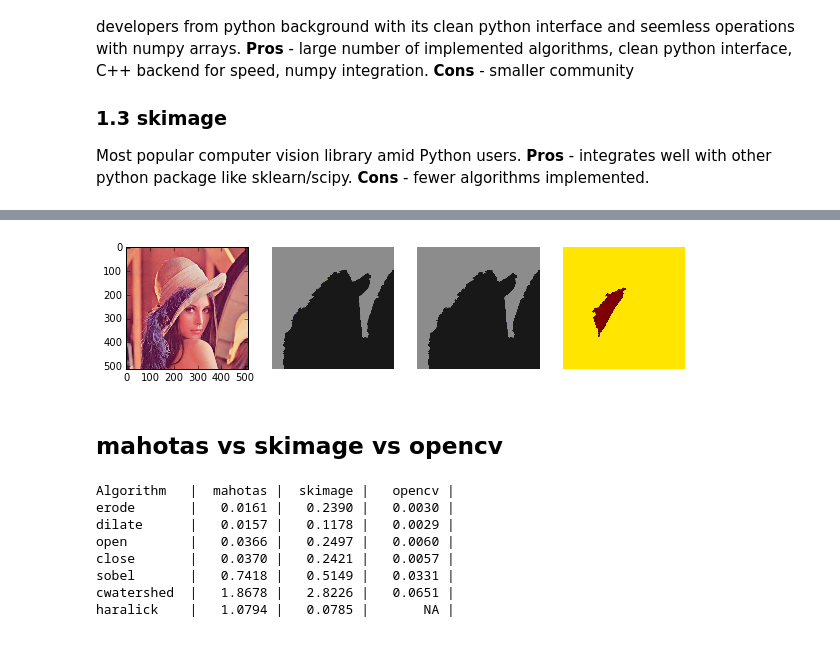
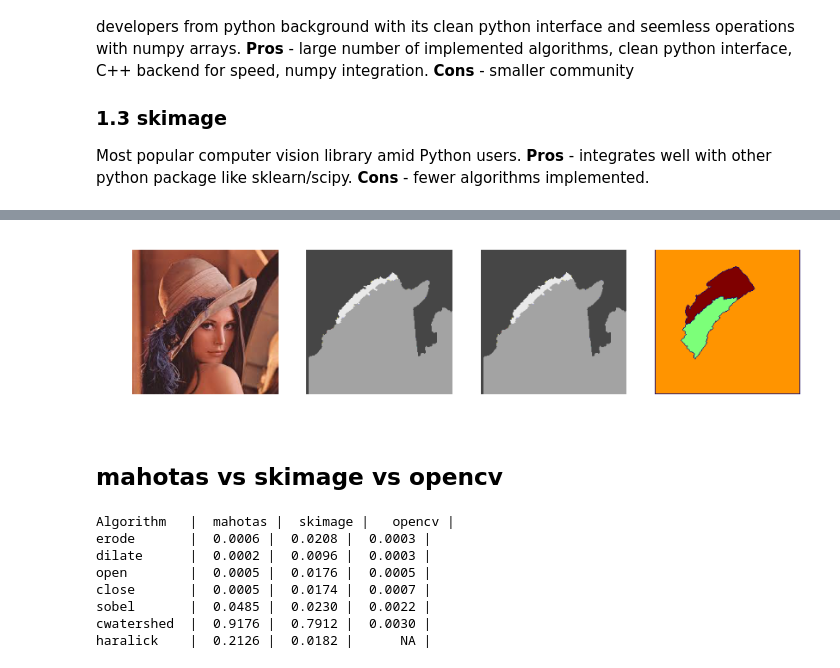
Before and after one commit to kampta/jekyll-now, a Jupyter notebook: _code/2015-5-1-Performance-Shootout-mahotas-vs-skimage-vs-opencv-part1.ipynb, the cells around one changed output, grey strips where cells are left out. Cells and saved outputs as stored; diff of their text form; code cells hidden in the pictures.

```diff
--- a/_code/2015-5-1-Performance-Shootout-mahotas-vs-skimage-vs-opencv-part1.ipynb
+++ b/_code/2015-5-1-Performance-Shootout-mahotas-vs-skimage-vs-opencv-part1.ipynb
@@ -38,6 +46,8 @@ from pylab import imshow, show
 
 import matplotlib.pyplot as plt
 %matplotlib inline
+
+lena_path = 'pershoot/lena.jpeg'
 
 def pyplots(f1, f2, f3, f4, cmap='gray', scatter=False):
     plt.figure(figsize=(10,10))
@@ -54,5 +64,3 @@ def pyplots(f1, f2, f3, f4, cmap='gray', scatter=False):
         else:
             plt.imshow(im)
         plt.axis('off')
-
-lena_path = 'sample/lena.jpg'
@@ -138,27 +166,29 @@ pyplots(f, fMH, fSK, fCV, cmap='gray', scatter=True)
 # %%
 marker3d = np.zeros_like(fRGB)
-marker3d[100,100,:] = [1,1,1]
-marker3d[200,200,:] = [2,2,2]
+marker3d[90,100,:] = [1,1,1]
+marker3d[90,20,:] = [2,2,2]
+marker3d[90,60,:] = [3,3,3]
 marker3d = marker3d.astype(np.int32)
 
 marker = np.zeros_like(f)
-marker[100,100] = 1
-marker[200,200] = 2
+marker[90,100] = 1
+marker[90,20] = 2
+marker[90,60] = 3
 marker = marker.astype(np.int32)
 
 fMH = mahotas.cwatershed(fRGB, marker3d)
 fMH *= otsu
 fMH = fMH.astype(np.int32)
 fSK = skimage.morphology.watershed(fRGB, marker3d)
 fSK *= otsu
 fSK = fSK.astype(np.int32)
 fCV = cv2.watershed(fRGB, marker)
 fCV += 1
 fCV *=otsu
 
 pyplots(fRGB, fMH, fSK, fCV, cmap='jet')
 # %% [output]
-[figure, old version]
+[figure, new version]
 # %% [markdown]
 ## mahotas vs skimage vs opencv
 # %%
@@ -185,6 +223,8 @@ Bc = Bc.astype(bool)
 Bc8 = Bc.astype(np.uint8)
 '''
 # %%
+import sys
+
 def t(s):
     return timeit.timeit(s, setup=pre, number=10)
 
@@ -215,33 +255,33 @@ tests = [
         'cv2.Sobel(f64,cv2.CV_64F,1,1)',
         ]),
     ('cwatershed', [
-        'mahotas.cwatershed(f, markers)',
-        'skimage.morphology.watershed(f, markers)',
-        'cv2.watershed(fRGB, markers)',
+        'mahotas.cwatershed(fRGB, marker3d)',
+        'skimage.morphology.watershed(fRGB, marker3d)',
+        'cv2.watershed(fRGB, marker)',
         ]),
     ('haralick', [
         'mahotas.features.haralick(f)',
-        'skimage.feature.greycoprops(skimage.feature.greycomatrix(f, [1], [0]))',
+        'greycoprops(greycomatrix(f, [1], [0]))',
         None,
         ]),
 ]
 
-print r'%-12s|%9s |%9s |%9s |' % ('Algorithm', 'mahotas','skimage','opencv')
+print(r'%-12s|%9s |%9s |%9s |' % ('Algorithm', 'mahotas','skimage','opencv'))
 for name,statements in tests:
-    print r'%-12s|' % name,
+    sys.stdout.write(r'%-12s|' % name),
     for st in statements:
         if st is None:
-            print '      NA |',
+            sys.stdout.write('      NA |'),
         else:
             time = '%.4f' % (t(st))
-            print '%8s |' % time,
-    print
+            sys.stdout.write('%8s |' % time),
+    sys.stdout.write('\n')
 # %% [output]
 Algorithm   |  mahotas |  skimage |   opencv |
-erode       |   0.0161 |   0.2390 |   0.0030 |
-dilate      |   0.0157 |   0.1178 |   0.0029 |
-open        |   0.0366 |   0.2497 |   0.0060 |
-close       |   0.0370 |   0.2421 |   0.0057 |
-sobel       |   0.7418 |   0.5149 |   0.0331 |
-cwatershed  |   1.8678 |   2.8226 |   0.0651 |
-haralick    |   1.0794 |   0.0785 |       NA |
+erode       |  0.0006 |  0.0208 |  0.0003 |
+dilate      |  0.0002 |  0.0096 |  0.0003 |
+open        |  0.0005 |  0.0176 |  0.0005 |
+close       |  0.0005 |  0.0174 |  0.0007 |
+sobel       |  0.0485 |  0.0230 |  0.0022 |
+cwatershed  |  0.9176 |  0.7912 |  0.0030 |
+haralick    |  0.2126 |  0.0182 |      NA |
```
Also changed, not shown: parts of 24 cells of this notebook, 11 other files.
